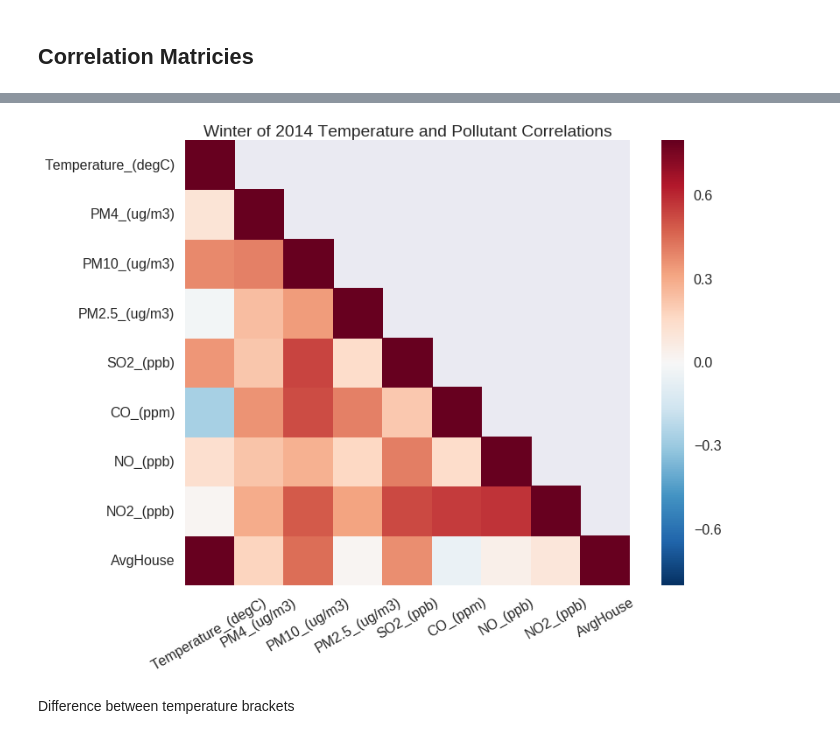
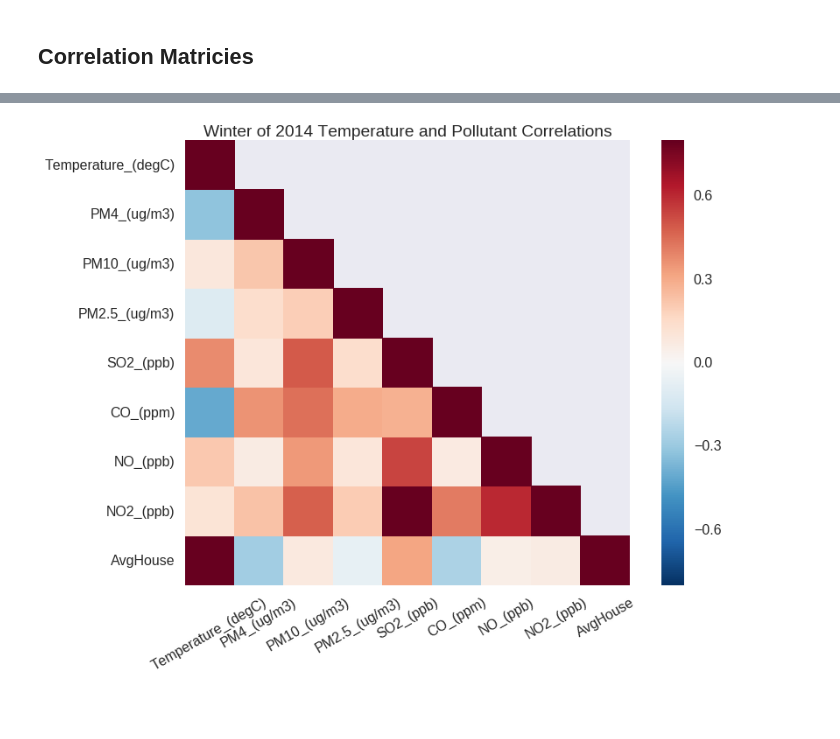
Before and after one commit to BrennaManning/DataScience2016FP, a Jupyter notebook: KwaDela_May2016Analysis.ipynb, the cells around one changed output, grey strips where cells are left out. Drawn from its saved outputs; the diff is of its cells as text; code cells hidden in the pictures; blank space fills up the shorter version.

```diff
--- a/KwaDela_May2016Analysis.ipynb
+++ b/KwaDela_May2016Analysis.ipynb
@@ -85,6 +105,7 @@ def compute_avg_vals(df):
     #Dusttraks/PM4
     df['DailyAvgDusttraks'] = df['Dusttraks_(mg/m3)'].mean()
     df['DailyAvgPM4'] = df['PM4_(ug/m3)'].mean()
+    df['DailyAvgWind'] = df['Wind_Speed_(m/s)'].mean()
     return df
 
 def compute_avg_house13(df):
@@ -218,7 +239,7 @@ def preprocess(df):
     res['PM4_(ug/m3)']=res['Dusttraks_(mg/m3)']*1000
     grouped = res.groupby('DayCount')
     res = grouped.apply(compute_avg_vals)
-    res= tempdifference(df)
+    res= tempdifference(res)
     return res
 # %% [markdown]
 ### Preprocess our dataframes
@@ -913,6 +930,6 @@ A large chunk of our data is nan, to the point where it's actually a bad idea to
 # %%
 def normalize(df, headers):
-    """Normalizes values of a dataframe after filling missing values- see FillMissing
+    """Normalizes values of a dataframe, ignoring Nans. Should only be used on test quantities
     df: dataframe of un-normalized integer only data
     headers: specifc columns to be compared to one another
     returns: now normalized dataframe of only the specified headers with missing values filled in"""
@@ -922,5 +939,6 @@ def normalize(df, headers):
 
 intHeadCorrList= [ 'Temperature_(degC)','PM4_(ug/m3)', 'PM10_(ug/m3)','PM2.5_(ug/m3)','SO2_(ppb)','CO_(ppm)','NO_(ppb)',
                  'NO2_(ppb)','AvgHouse']
-plt.plot(df2013[intHeadCorrList[0:1]].isnull().mean(axis=1))#check how many nans are in a series
+#plt.plot(df2013[intHeadCorrList[0:1]].isnull().mean(axis=1))#check how many nans are in a series if wanted
 dfnorm13 = normalize(df2013, intHeadCorrList)
+dfnorm14 = normalize(df2013, intHeadCorrList)
@@ -931,3 +944,0 @@ We chose a spearman correlation because it doesn't rely on the parameters a pera
-# %%
-speardf = dfnorm13.corr(method = 'spearman')
-print speardf.head()
@@ -984,8 +995,7 @@ Do this with 2014, cold, warm, hot, and diurnal profiles
 # %%
-dfnorm14 = normalize(df2014, intHeadCorrList)
-speardf14 = dfnorm14.corr(method = 'spearman')
-correlationHeatmap(speardf14, '2014')
+#warm 2014
+dfnormwarm14 = normalize(df2014warm, intHeadCorrList)
+speardfwarm14 = dfnormwarm14.corr(method = 'spearman')
+correlationHeatmap(speardfwarm14, '2014')
 # %% [output]
-[figure, old version]
+[figure, new version]
-# %% [markdown]
-Difference between temperature brackets
```
Also changed, not shown: parts of 31 cells of this notebook, 2 other files.
